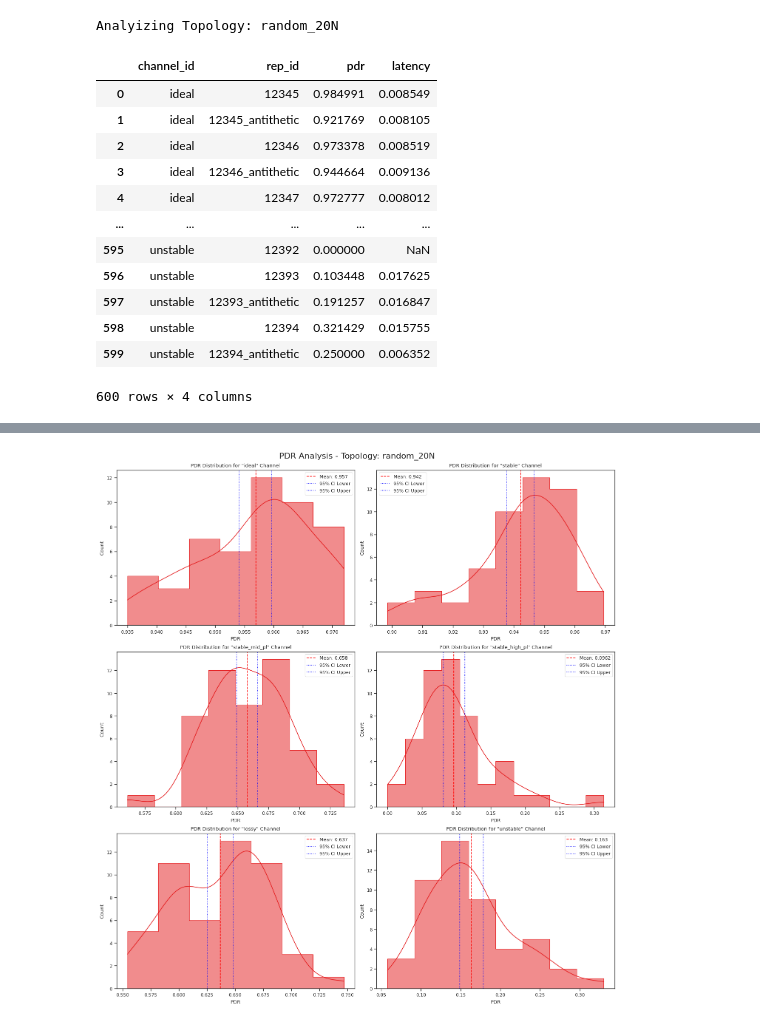
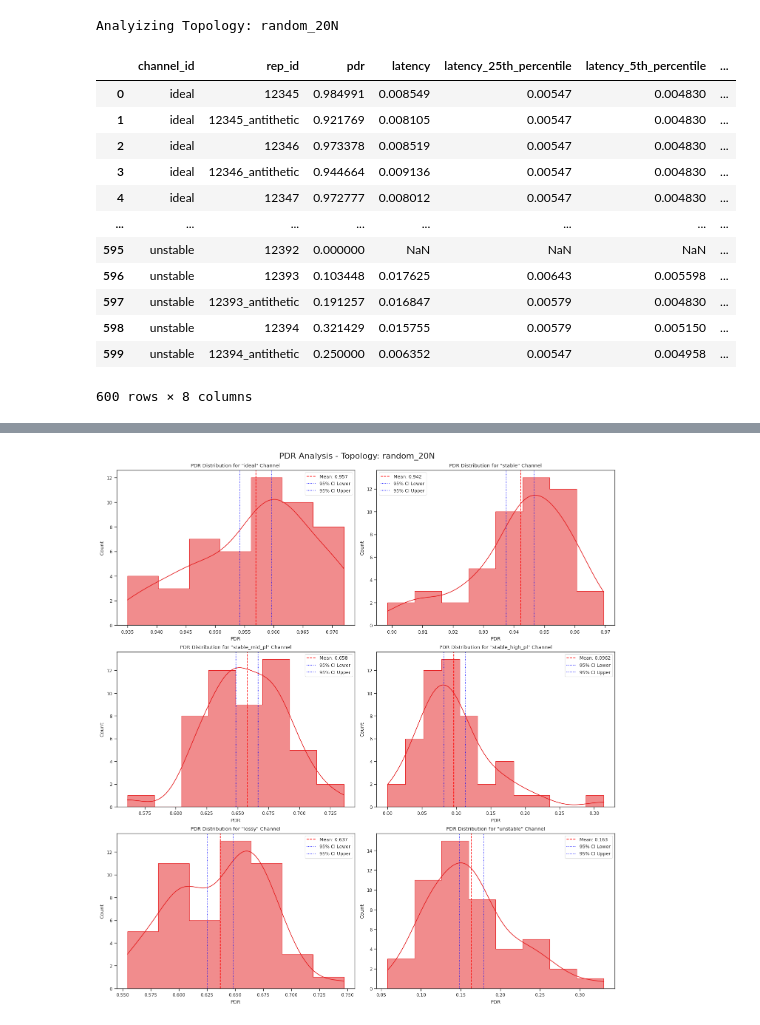
Before and after one commit to damiano-salvaterra/SPE-project, a Jupyter notebook: src/evaluation/process_results.ipynb, the cells around one changed output, grey strips where cells are left out. Cells and saved outputs as stored; diff of their text form; code cells hidden in the pictures.

```diff
--- a/src/evaluation/process_results.ipynb
+++ b/src/evaluation/process_results.ipynb
@@ -27,37 +29,61 @@ Analyizing Topology: random_20N
 # %%
 results = []
 for channel_res in topo_results.channels:
     for rep in channel_res.repetitions:
         pdr_mean = rep.pdr_df.delivered.mean() if rep.pdr_df is not None else 0
         latency_mean = (
             rep.latency_df.latency.mean() if rep.latency_df is not None else None
         )
+        latency_25th_percentile = (
+            rep.latency_df.latency.quantile(0.25)
+            if rep.latency_df is not None
+            else None
+        )
+        latency_5th_percentile = (
+            rep.latency_df.latency.quantile(0.05)
+            if rep.latency_df is not None
+            else None
+        )
+        latency_75th_percentile = (
+            rep.latency_df.latency.quantile(0.75)
+            if rep.latency_df is not None
+            else None
+        )
+        latency_95th_percentile = (
+            rep.latency_df.latency.quantile(0.95)
+            if rep.latency_df is not None
+            else None
+        )
         results.append(
             {
                 "channel_id": channel_res.channel_type,
                 "rep_id": rep.id,
                 "pdr": pdr_mean,
                 "latency": latency_mean,
+                "latency_25th_percentile": latency_25th_percentile,
+                "latency_5th_percentile": latency_5th_percentile,
+                "latency_75th_percentile": latency_75th_percentile,
+                "latency_95th_percentile": latency_95th_percentile,
             }
         )
 
 results_df = pd.DataFrame(results)
 
 results_df
 # %% [output]
-|  | channel_id | rep_id | pdr | latency |
-| 0 | ideal | 12345 | 0.984991 | 0.008549 |
-| 1 | ideal | 12345_antithetic | 0.921769 | 0.008105 |
-| 2 | ideal | 12346 | 0.973378 | 0.008519 |
-| 3 | ideal | 12346_antithetic | 0.944664 | 0.009136 |
-| 4 | ideal | 12347 | 0.972777 | 0.008012 |
-| ... | ... | ... | ... | ... |
-| 595 | unstable | 12392 | 0.000000 | NaN |
-| 596 | unstable | 12393 | 0.103448 | 0.017625 |
-| 597 | unstable | 12393_antithetic | 0.191257 | 0.016847 |
-| 598 | unstable | 12394 | 0.321429 | 0.015755 |
-| 599 | unstable | 12394_antithetic | 0.250000 | 0.006352 |
+|  | channel_id | rep_id | pdr | latency | latency_25th_percentile | latency_5th_percentile | ... |
+| 0 | ideal | 12345 | 0.984991 | 0.008549 | 0.00547 | 0.004830 | ... |
+| 1 | ideal | 12345_antithetic | 0.921769 | 0.008105 | 0.00547 | 0.004830 | ... |
+| 2 | ideal | 12346 | 0.973378 | 0.008519 | 0.00547 | 0.004830 | ... |
+| 3 | ideal | 12346_antithetic | 0.944664 | 0.009136 | 0.00547 | 0.004830 | ... |
+| 4 | ideal | 12347 | 0.972777 | 0.008012 | 0.00547 | 0.004830 | ... |
+| ... | ... | ... | ... | ... | ... | ... | ... |
+| 595 | unstable | 12392 | 0.000000 | NaN | NaN | NaN | ... |
+| 596 | unstable | 12393 | 0.103448 | 0.017625 | 0.00643 | 0.005598 | ... |
+| 597 | unstable | 12393_antithetic | 0.191257 | 0.016847 | 0.00579 | 0.004830 | ... |
+| 598 | unstable | 12394 | 0.321429 | 0.015755 | 0.00579 | 0.005150 | ... |
+| 599 | unstable | 12394_antithetic | 0.250000 | 0.006352 | 0.00547 | 0.004958 | ... |
-600 rows × 4 columns
+600 rows × 8 columns
 # %%
 def process_parent_change_results(topo_results, bin_size=1.0) -> pd.DataFrame:
     simulation_time = topo_results.channels[0].repetitions[0].sim_time
```
Also changed, not shown: parts of 8 cells of this notebook.
